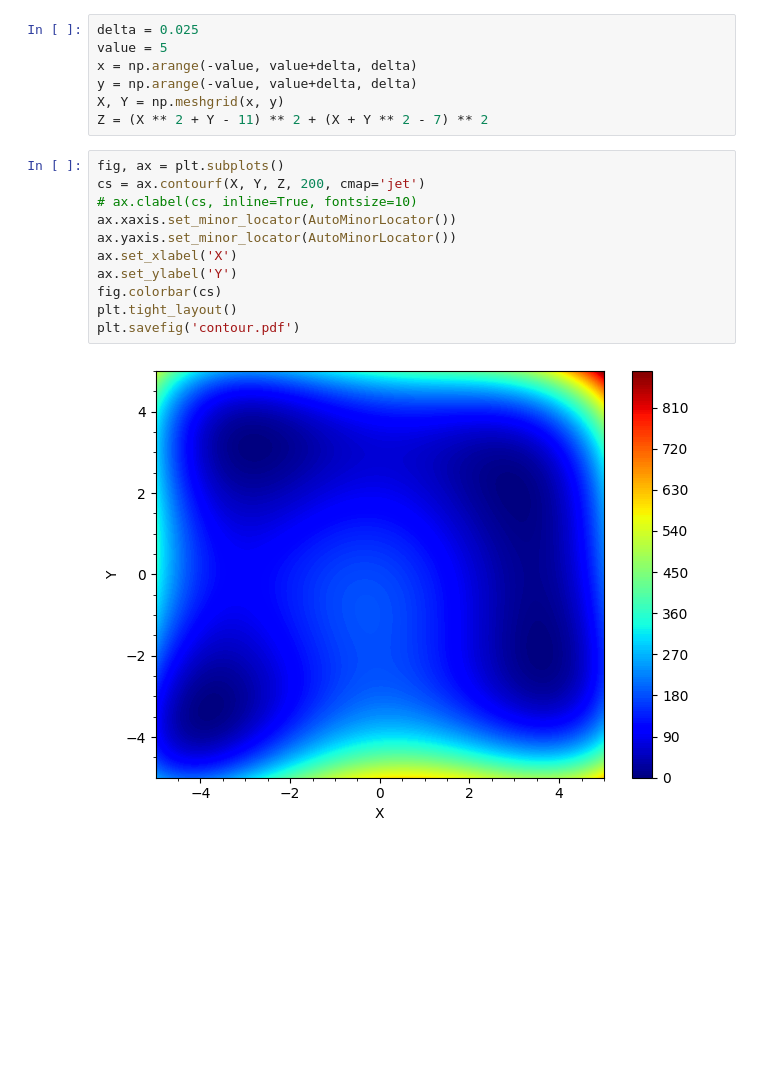
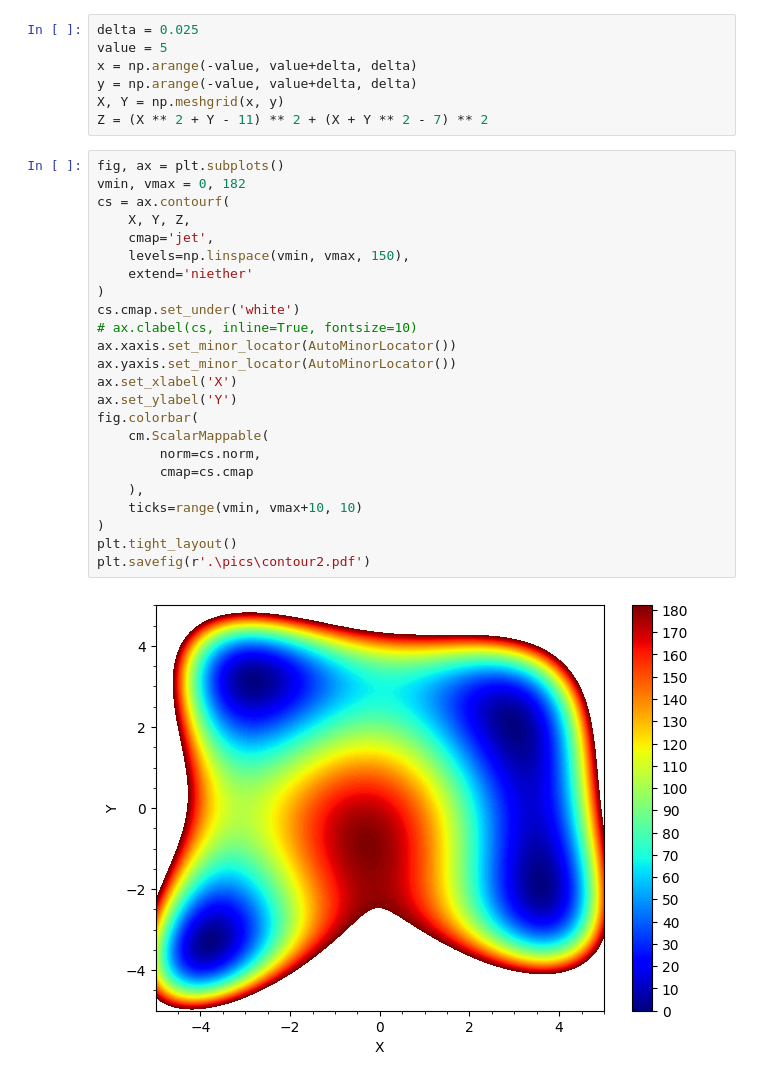
Before and after one commit to VChuzlov/SA, a Jupyter notebook: 2023/Lec/Lec-07_Минимизация_функций/contour.ipynb, the cells around one changed output. Cells and saved outputs as stored; diff of their text form; blank space fills up the shorter version.

```diff
--- a/2023/Lec/Lec-07_Минимизация_функций/contour.ipynb
+++ b/2023/Lec/Lec-07_Минимизация_функций/contour.ipynb
@@ -13,14 +13,27 @@ X, Y = np.meshgrid(x, y)
 Z = (X ** 2 + Y - 11) ** 2 + (X + Y ** 2 - 7) ** 2
 # %%
 fig, ax = plt.subplots()
-cs = ax.contourf(X, Y, Z, 200, cmap='jet')
+vmin, vmax = 0, 182
+cs = ax.contourf(
+    X, Y, Z,
+    cmap='jet',
+    levels=np.linspace(vmin, vmax, 150),
+    extend='niether'
+)
+cs.cmap.set_under('white')
 # ax.clabel(cs, inline=True, fontsize=10)
 ax.xaxis.set_minor_locator(AutoMinorLocator())
 ax.yaxis.set_minor_locator(AutoMinorLocator())
 ax.set_xlabel('X')
 ax.set_ylabel('Y')
-fig.colorbar(cs)
+fig.colorbar(
+    cm.ScalarMappable(
+        norm=cs.norm,
+        cmap=cs.cmap
+    ),
+    ticks=range(vmin, vmax+10, 10)
+)
 plt.tight_layout()
-plt.savefig('contour.pdf')
+plt.savefig(r'.\pics\contour2.pdf')
 # %% [output]
-[figure, old version]
+[figure, new version]
```
Also changed, not shown: 11 other files.
